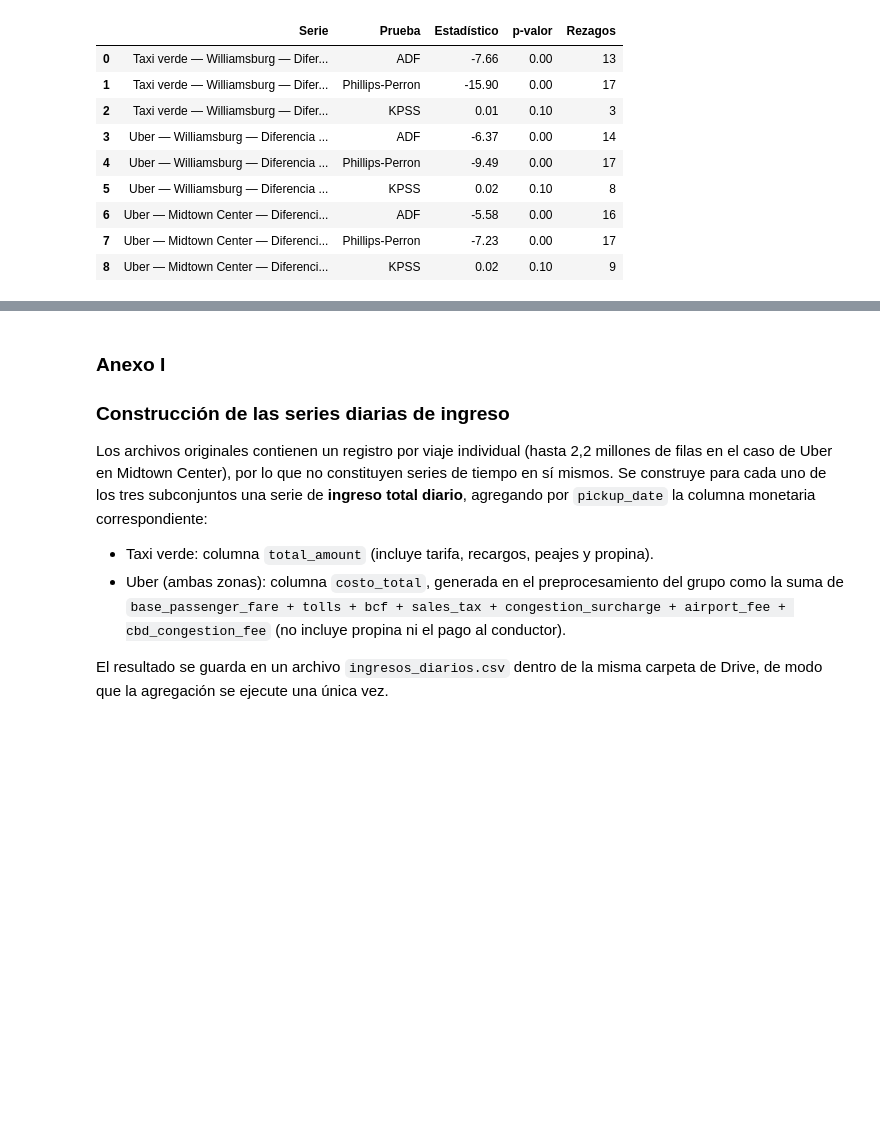
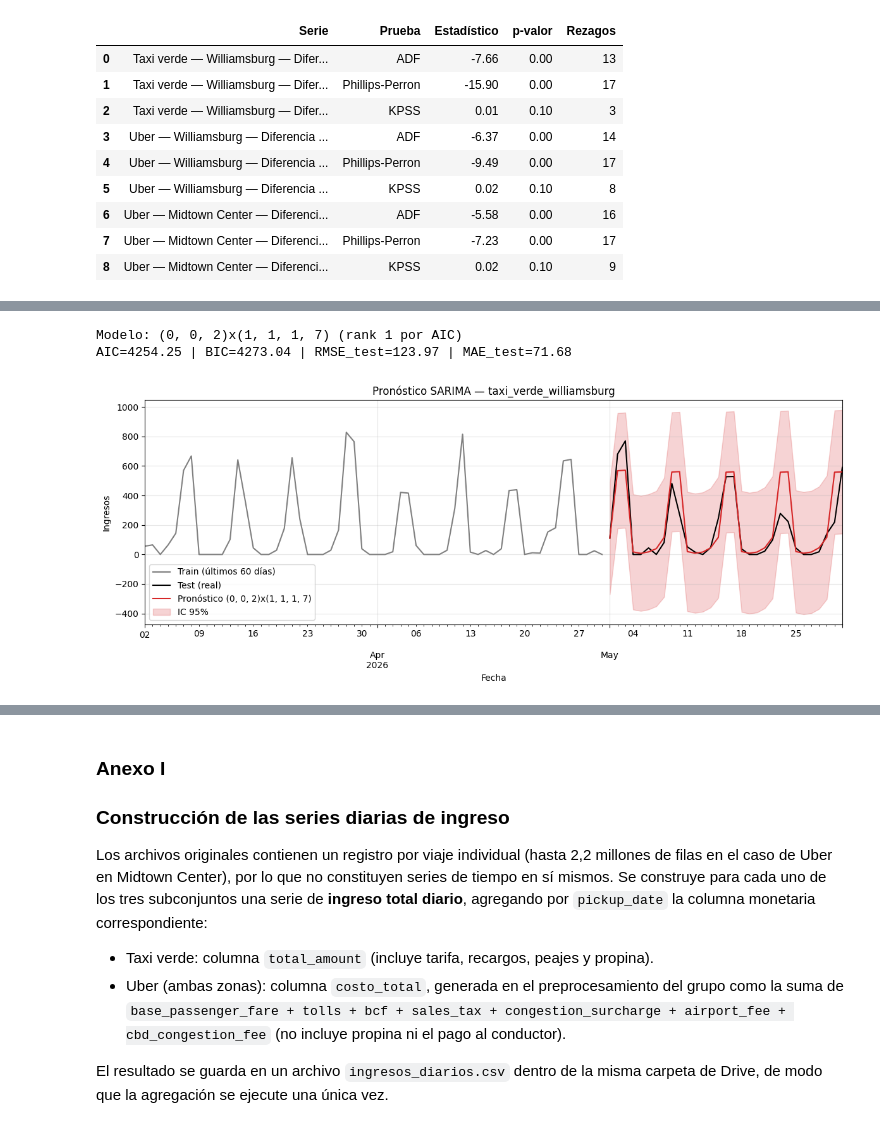
Before and after one commit to patriciasandagorda/AST, a Jupyter notebook: TP1_Series_Temporales_VPS.ipynb, the cells around one changed output, grey strips where cells are left out. Saved outputs shown, nothing was run; the diff lists cells and outputs as text; code cells hidden in the pictures; blank space fills up the shorter version.

```diff
--- a/TP1_Series_Temporales_VPS.ipynb
+++ b/TP1_Series_Temporales_VPS.ipynb
@@ -451,0 +540,19 @@ tabla_resumen.round(4)
+# %%
+columnas = ['uber_midtown', 'uber_williamsburg', 'taxi_verde_williamsburg']
+dict_resultados = {}
+
+for col in columnas:
+    print(f"\nProcesando: {col}...")
+    serie = df[col]
+    train, test = dividir_train_test(serie)
+
+    tabla_modelos = seleccionar_mejor_sarima(train, s=7, criterio='AIC')
+
+    dict_resultados[col] = {
+        'train': train,
+        'test': test,
+        'tabla_modelos': tabla_modelos
+    }
+
+    print(f"Top 5 por AIC — {col}:")
+    print(tabla_modelos[['order', 'seasonal_order', 'AIC', 'BIC', 'LLF']].head(5))
@@ -451,0 +592,61 @@ tabla_resumen.round(4)
+# %%
+from sklearn.metrics import mean_squared_error, mean_absolute_error
+import matplotlib.pyplot as plt
+
+rank_um = 2
+rank_uw = 1
+rank_tvw = 1
+
+def evaluar_en_test(tabla_modelos, train, test, rank=1):
+    """
+    Toma el modelo en la posición 'rank' de la tabla (1 = mejor por el
+    criterio elegido) y pronostica sobre todo el mes de test.
+    """
+    fila = tabla_modelos.iloc[rank - 1]
+    fit = fila['fit_obj']  # ya ajustado sobre train
+
+    pred = fit.get_forecast(steps=len(test))
+    pred_mean = pred.predicted_mean
+    ic = pred.conf_int()
+
+    rmse = np.sqrt(mean_squared_error(test, pred_mean))
+    mae = mean_absolute_error(test, pred_mean)
+
+    print(f"Modelo: {fila['order']}x{fila['seasonal_order']} (rank {rank} por {tabla_modelos.columns[2]})")
+    print(f"AIC={fila['AIC']:.2f} | BIC={fila['BIC']:.2f} | RMSE_test={rmse:.2f} | MAE_test={mae:.2f}")
+
+    return {'rmse': rmse, 'mae': mae, 'pred': pred, 'fila': fila}
+
+
+def graficar_pronostico(train, test, resultado_eval, col=''):
+    pred_mean = resultado_eval['pred'].predicted_mean
+    ic = resultado_eval['pred'].conf_int()
+    fila = resultado_eval['fila']
+
+    fig, ax = plt.subplots(figsize=(12, 5))
+    train.tail(60).plot(ax=ax, label='Train (últimos 60 días)', color='gray')
+    test.plot(ax=ax, label='Test (real)', color='black')
+    pred_mean.plot(ax=ax, label=f'Pronóstico {fila["order"]}x{fila["seasonal_order"]}', color='tab:red')
+    ax.fill_between(ic.index, ic.iloc[:, 0], ic.iloc[:, 1], color='tab:red', alpha=0.2, label='IC 95%')
+
+    ax.set_title(f'Pronóstico SARIMA — {col}')
+    ax.legend()
+    ax.set_xlabel('Fecha'); ax.set_ylabel('Ingresos')
+    plt.tight_layout(); plt.show()
+
+
+tv_w = dict_resultados['taxi_verde_williamsburg']
+resultado_tv_w = evaluar_en_test(tv_w['tabla_modelos'], tv_w['train'], tv_w['test'], rank=rank_tvw)
+graficar_pronostico(tv_w['train'], tv_w['test'], resultado_tv_w, col='taxi_verde_williamsburg')
+
+u_w = dict_resultados['uber_williamsburg']
+resultado_u_w = evaluar_en_test(u_w['tabla_modelos'], u_w['train'], u_w['test'], rank=rank_uw)
+graficar_pronostico(u_w['train'], u_w['test'], resultado_u_w, col='uber_williamsburg')
+
+u_m = dict_resultados['uber_midtown']
+resultado_u_m = evaluar_en_test(u_m['tabla_modelos'], u_m['train'], u_m['test'], rank=rank_um)
+graficar_pronostico(u_m['train'], u_m['test'], resultado_u_m, col='uber_midtown')
+# %% [output]
+Modelo: (0, 0, 2)x(1, 1, 1, 7) (rank 1 por AIC)
+AIC=4254.25 | BIC=4273.04 | RMSE_test=123.97 | MAE_test=71.68
+[figure, added]
```
Also changed, not shown: parts of 20 cells of this notebook.
